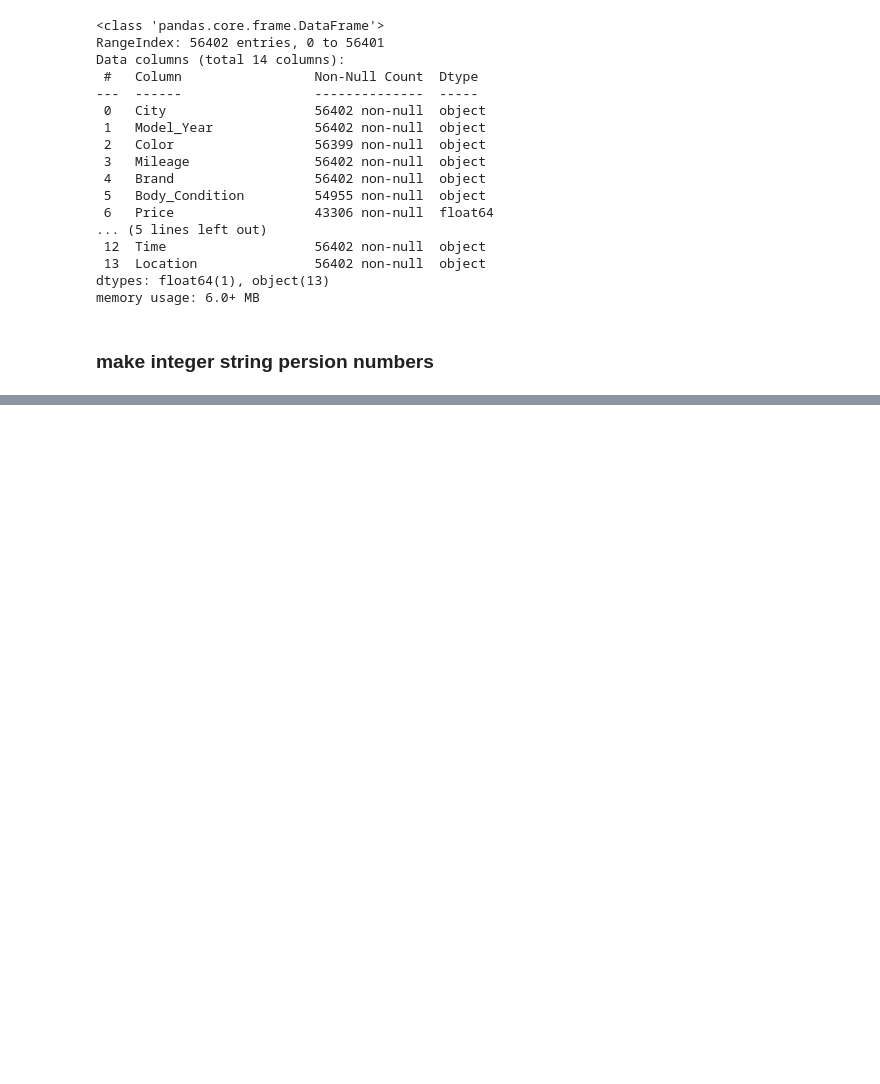
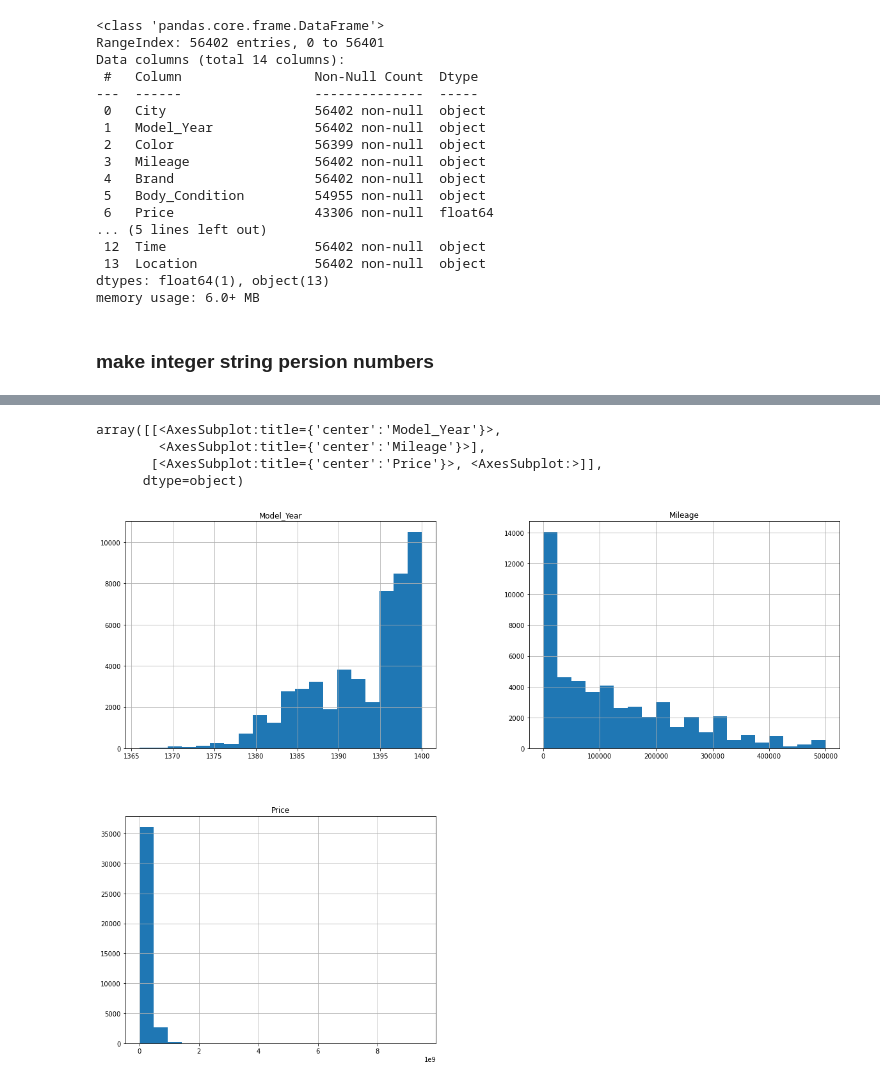
Before and after one commit to rasool-ahad/Iran_car_price_prediction, a Jupyter notebook: car_price_prediction.ipynb, the cells around one changed output, grey strips where cells are left out. Drawn from its saved outputs; the diff is of its cells as text; code cells hidden in the pictures; blank space fills up the shorter version.

```diff
--- a/car_price_prediction.ipynb
+++ b/car_price_prediction.ipynb
@@ -66,0 +83,9 @@ cars_df
+# %%
+import matplotlib.pyplot as plt
+cars_df.hist(bins=20, figsize=(20,15))
+# %% [output]
+array([[<AxesSubplot:title={'center':'Model_Year'}>,
+        <AxesSubplot:title={'center':'Mileage'}>],
+       [<AxesSubplot:title={'center':'Price'}>, <AxesSubplot:>]],
+      dtype=object)
+[figure, added]
```
Also changed, not shown: parts of 1 cell of this notebook.
